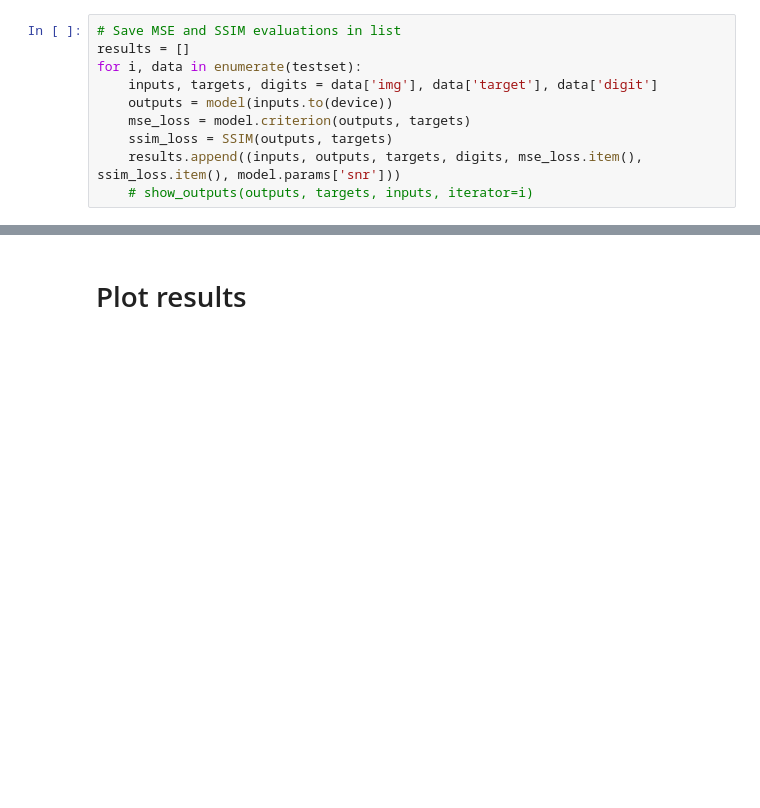
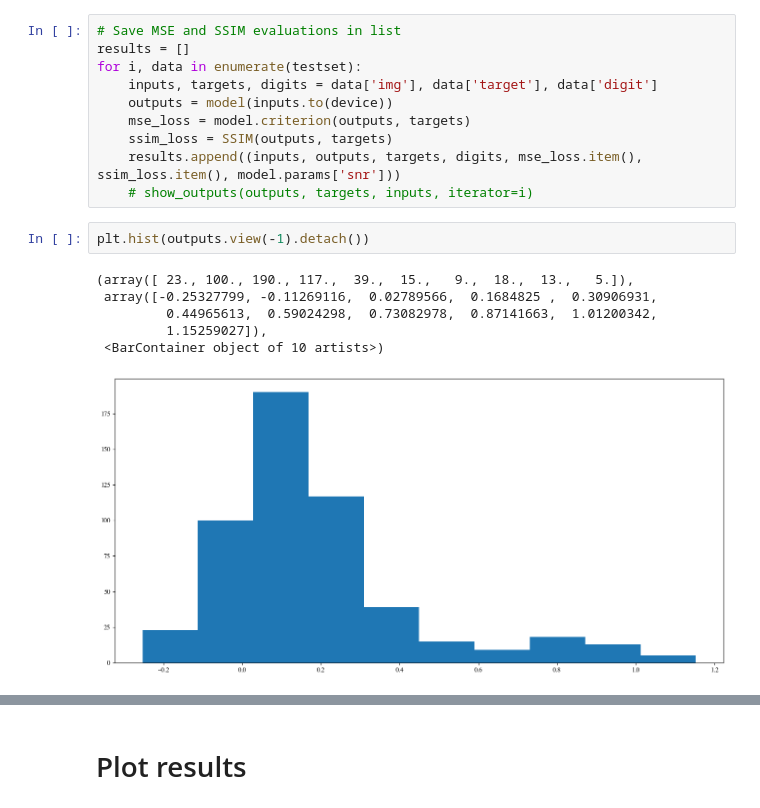
Before and after one commit to jornelasmunoz/UCM_Undergraduate_Research, a Jupyter notebook: jornelasmunoz/notebooks/evaluation_learn_decoder.ipynb, the cells around one changed output, grey strips where cells are left out. Drawn from its saved outputs; the diff is of its cells as text; blank space fills up the shorter version.

```diff
--- a/jornelasmunoz/notebooks/evaluation_learn_decoder.ipynb
+++ b/jornelasmunoz/notebooks/evaluation_learn_decoder.ipynb
@@ -235,3 +241,12 @@ for i, data in enumerate(testset):
     ssim_loss = SSIM(outputs, targets)
     results.append((inputs, outputs, targets, digits, mse_loss.item(), ssim_loss.item(), model.params['snr']))
     # show_outputs(outputs, targets, inputs, iterator=i)
+# %%
+plt.hist(outputs.view(-1).detach())
+# %% [output]
+(array([ 23., 100., 190., 117.,  39.,  15.,   9.,  18.,  13.,   5.]),
+ array([-0.25327799, -0.11269116,  0.02789566,  0.1684825 ,  0.30906931,
+         0.44965613,  0.59024298,  0.73082978,  0.87141663,  1.01200342,
+         1.15259027]),
+ <BarContainer object of 10 artists>)
+[figure, added]
```
Also changed, not shown: parts of 15 cells of this notebook, 4 other files.
